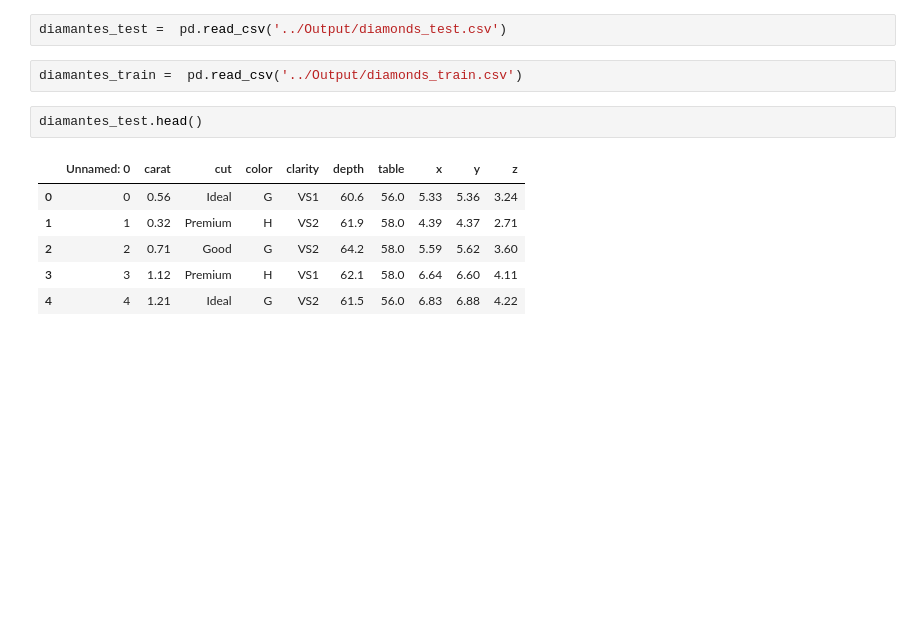
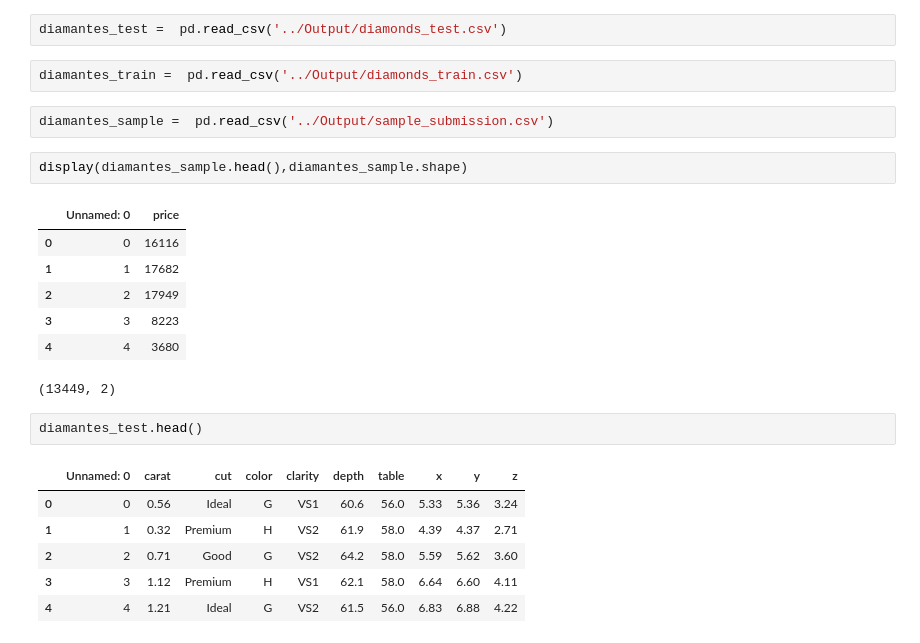
Before and after one commit to Sergio-Perez/ProyectoDiamantes, a Jupyter notebook: DiamonProyect.ipynb, the cells around one changed output. Saved outputs shown, nothing was run; the diff lists cells and outputs as text; blank space fills up the shorter version.

```diff
--- a/DiamonProyect.ipynb
+++ b/DiamonProyect.ipynb
@@ -30,6 +35,18 @@ Damos variables los archivos csv
 diamantes_test =  pd.read_csv('../Output/diamonds_test.csv')
 # %%
 diamantes_train =  pd.read_csv('../Output/diamonds_train.csv')
+# %%
+diamantes_sample =  pd.read_csv('../Output/sample_submission.csv')
+# %%
+display(diamantes_sample.head(),diamantes_sample.shape)
+# %% [output]
+|  | Unnamed: 0 | price |
+| 0 | 0 | 16116 |
+| 1 | 1 | 17682 |
+| 2 | 2 | 17949 |
+| 3 | 3 | 8223 |
+| 4 | 4 | 3680 |
+(13449, 2)
 # %%
 diamantes_test.head()
 # %% [output]
```
Also changed, not shown: parts of 29 cells of this notebook, 2 other files.
